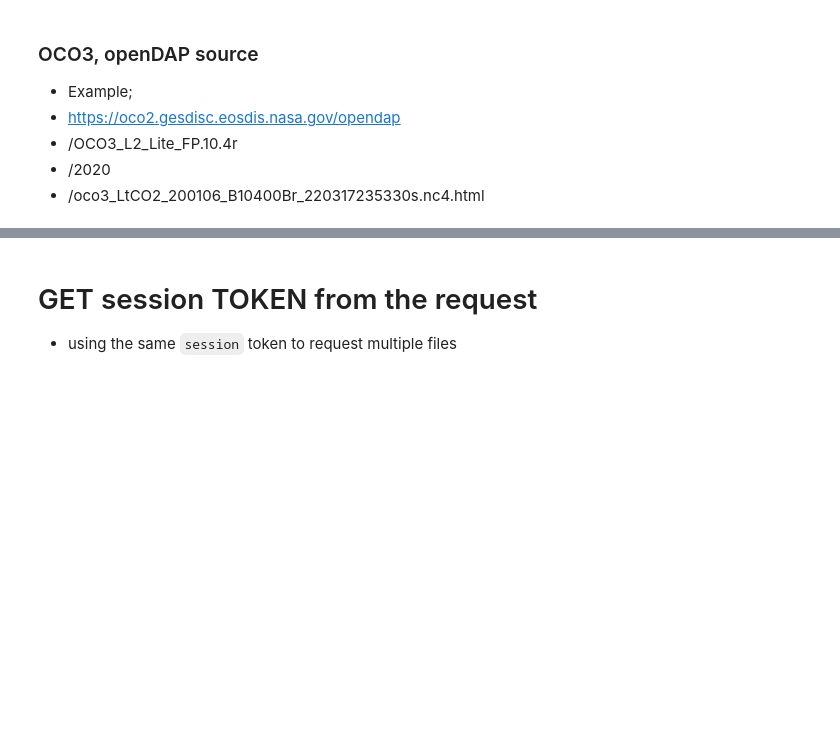
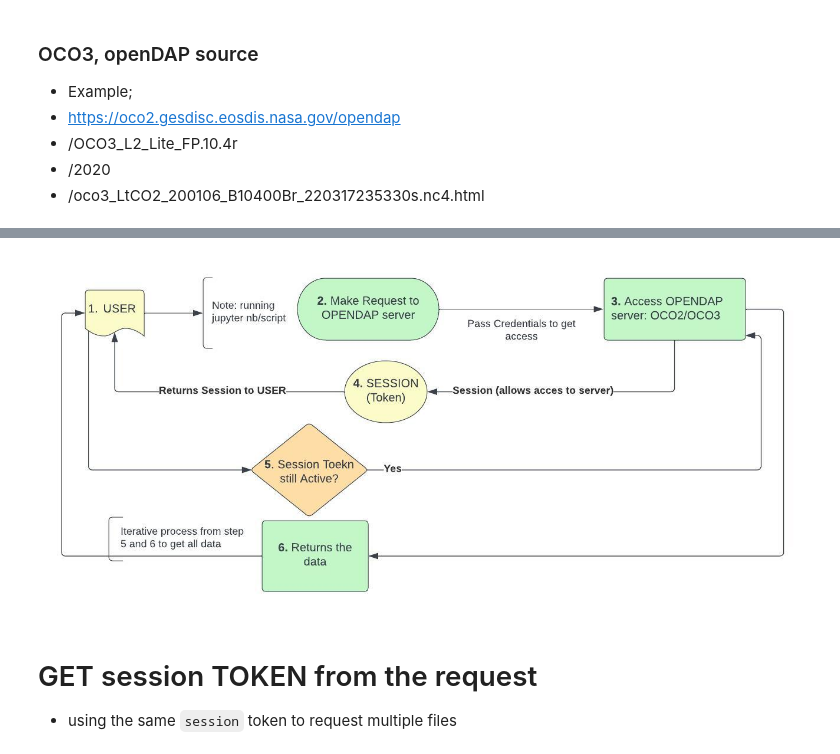
Before and after one commit to sagarlimbu0/oco2-oco3_data_access_visualization, a Jupyter notebook: scripts/test_pydap_session.ipynb, the cells around one changed output, grey strips where cells are left out. Cells and saved outputs as stored; diff of their text form; code cells hidden in the pictures; blank space fills up the shorter version.

```diff
--- a/scripts/test_pydap_session.ipynb
+++ b/scripts/test_pydap_session.ipynb
@@ -148,3 +163,8 @@ Wall time: 23.2 s
+# %%
+display.Image(filename="../Arset/git_data_access/oco2-oco3_data_access_visualization/screenshots/pydap_access_session.jpeg",
+             width= 900, height= 700)
+# %% [output]
+[figure, added]
 # %% [markdown]
 # GET session TOKEN from the request
 - using the same `session` token to request multiple files
```
Also changed, not shown: parts of 19 cells of this notebook, 1 other file.
